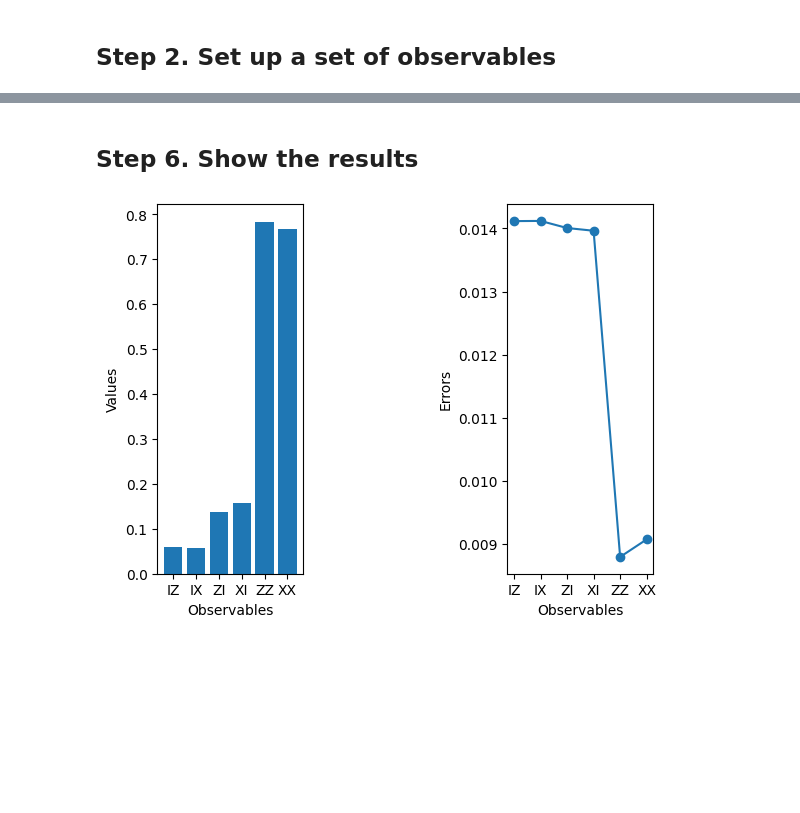
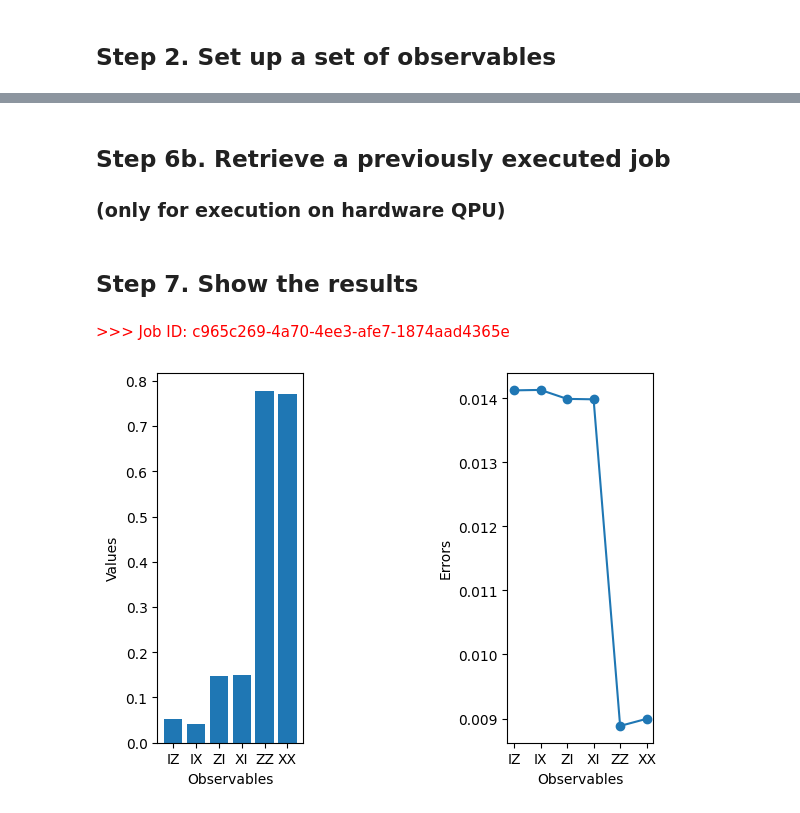
Before and after one commit to carloscanal/IBMQuantum, a Jupyter notebook: HelloWorld.ipynb, the cells around one changed output, grey strips where cells are left out. Drawn from its saved outputs; the diff is of its cells as text; code cells hidden in the pictures; blank space fills up the shorter version.

Commit message:
Retrieving results from previous jobs

```diff
--- a/HelloWorld.ipynb
+++ b/HelloWorld.ipynb
@@ -129,28 +120,59 @@ pub_result = job.result()[0]
 # %% [markdown]
-<h2>Step 6. Show the results</h2>
+<h2>Step 6b. Retrieve a previously executed job</h2>
+<h3>(only for execution on hardware QPU)</h3>
 # %%
-# Plot the results
+%%skip False
 
-from matplotlib import pyplot as plt
+from qiskit_ibm_runtime import QiskitRuntimeService
 
-values = pub_result.data.evs
+# In order to fully recover your Job object, you need the job id.
+# When the job is done, you can recover the Job object like this:
 
-errors = pub_result.data.stds
+service = QiskitRuntimeService(channel="ibm_quantum", token=token)
 
-# plotting graphs of values and errors
-
-plt.subplot(1,3,1)  # 1 row, 3 columns; this is the first plot
-plt.bar(observables_labels, values)
-# plt.plot(observables_labels, values, '-o')
-plt.xlabel('Observables')
-plt.ylabel('Values')
-
-plt.subplot(1,3,3) # 1 row, 3 columns; this is the third plot (second one empty for providing a separation)
-# plt.bar(observables_labels, errors)
-plt.plot(observables_labels, errors, '-o')
-plt.xlabel('Observables')
-plt.ylabel('Errors')
-
-plt.show()
+job_id = 'cwbzbjeggr6g00891070'      # job_id from a previous execution on hardware QPU
+job = service.job(job_id)
-# %% [output]
-[figure, removed]
+# %% [markdown]
+<h2>Step 7. Show the results</h2>
+# %%
+# Job for which we are showing the results.
+
+display(Markdown('<span style="color:red">>>> Job ID: ' + job_id + '</span>'))
+
+
+# This is the result of the entire submission.  You submitted one Pub,
+# so this contains one inner result (and some metadata of its own).
+
+job_result = job.result()
+
+# This is the result from our single pub, which had five observables,
+# so contains information on all five.
+
+pub_result = job.result()[0]
+
+# Plot the results
+
+from matplotlib import pyplot as plt
+
+values = pub_result.data.evs
+
+errors = pub_result.data.stds
+
+# plotting graphs of values and errors
+
+plt.subplot(1,3,1)  # 1 row, 3 columns; this is the first plot
+plt.bar(observables_labels, values)
+# plt.plot(observables_labels, values, '-o')
+plt.xlabel('Observables')
+plt.ylabel('Values')
+
+plt.subplot(1,3,3) # 1 row, 3 columns; this is the third plot (second one empty for providing a separation)
+# plt.bar(observables_labels, errors)
+plt.plot(observables_labels, errors, '-o')
+plt.xlabel('Observables')
+plt.ylabel('Errors')
+
+plt.show()
+# %% [output]
+<span style="color:red">>>> Job ID: c965c269-4a70-4ee3-afe7-1874aad4365e</span>
+[figure, added]
```
Also changed, not shown: parts of 11 cells of this notebook.
